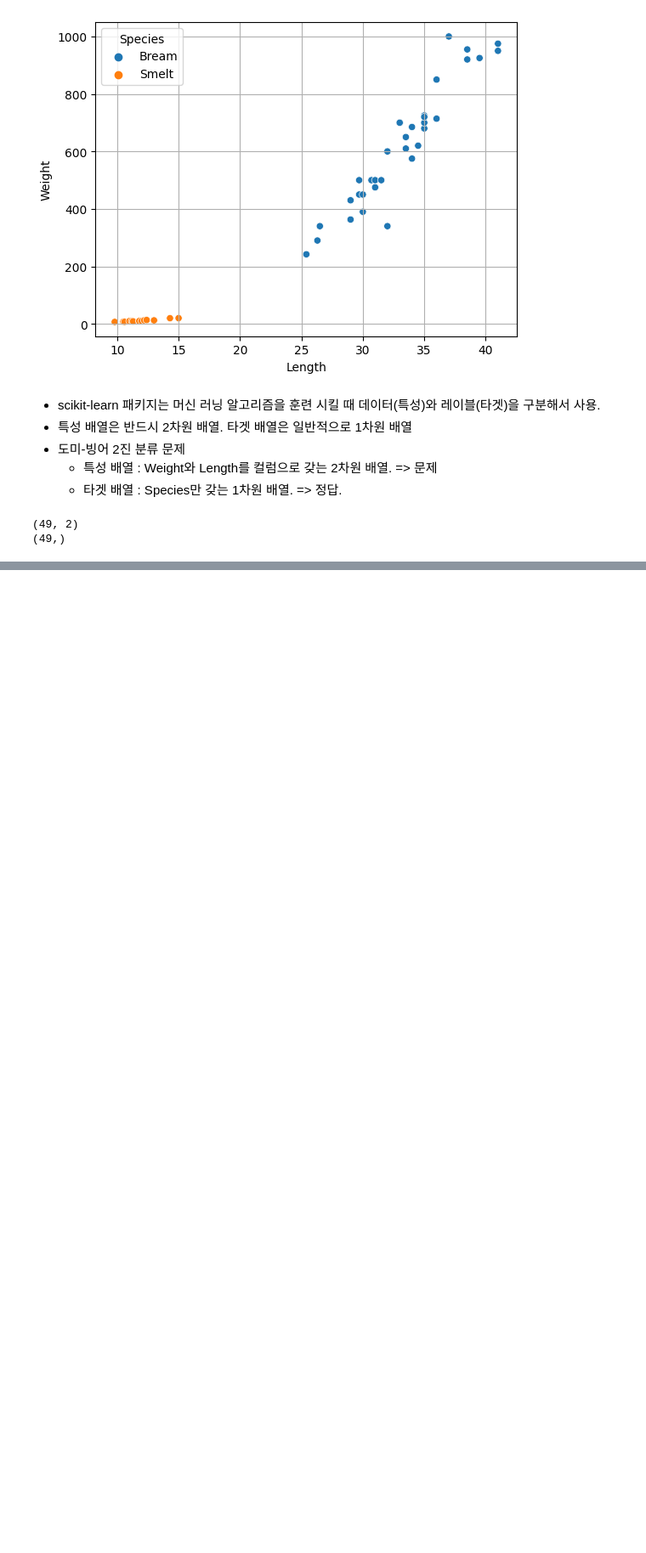
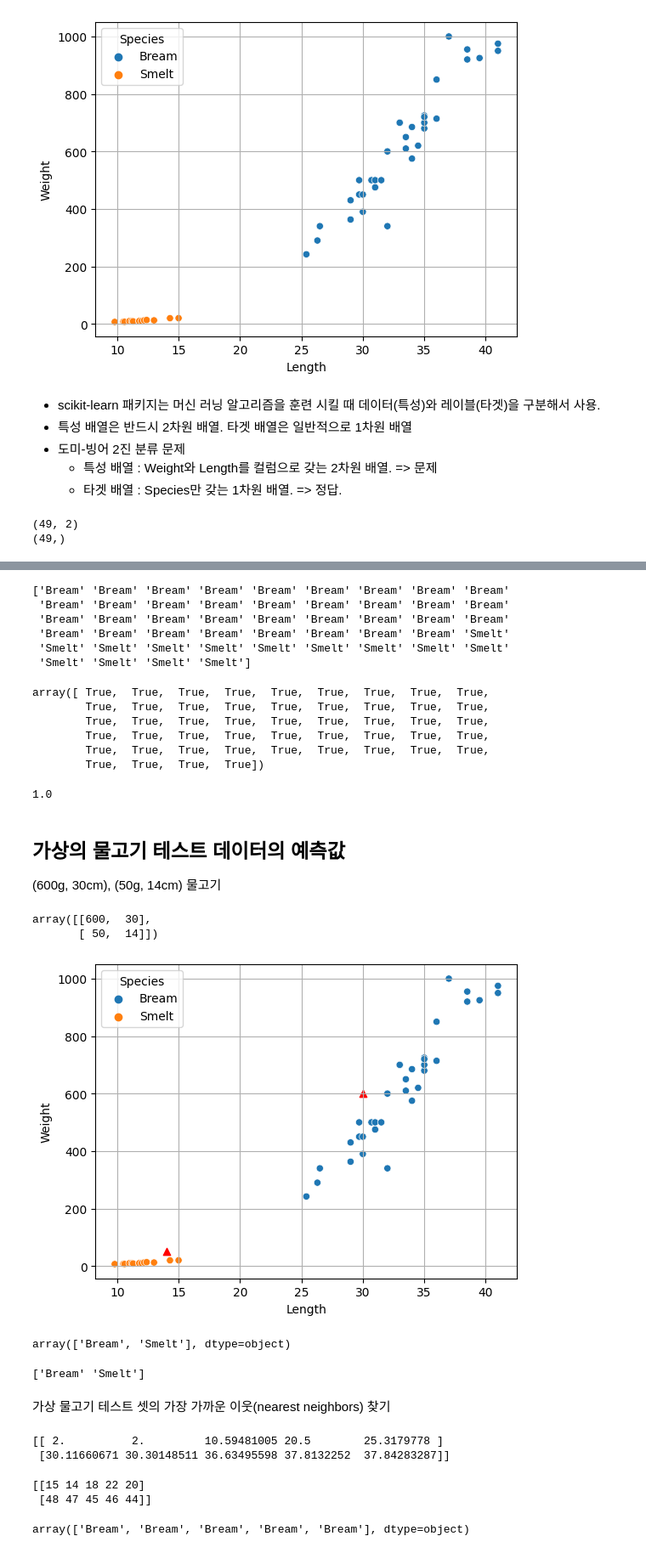
Before and after one commit to kim-dahun/python-study, a Jupyter notebook: ml02_knn.ipynb, the cells around one changed output, grey strips where cells are left out. Shown at 85% size. Cells and saved outputs as stored; diff of their text form; code cells hidden in the pictures; blank space fills up the shorter version.

```diff
--- a/ml02_knn.ipynb
+++ b/ml02_knn.ipynb
@@ -212,0 +280,50 @@ print(y.shape)
+# %%
+print(y) # 실제값
+# %% [output]
+['Bream' 'Bream' 'Bream' 'Bream' 'Bream' 'Bream' 'Bream' 'Bream' 'Bream'
+ 'Bream' 'Bream' 'Bream' 'Bream' 'Bream' 'Bream' 'Bream' 'Bream' 'Bream'
+ 'Bream' 'Bream' 'Bream' 'Bream' 'Bream' 'Bream' 'Bream' 'Bream' 'Bream'
+ 'Bream' 'Bream' 'Bream' 'Bream' 'Bream' 'Bream' 'Bream' 'Bream' 'Smelt'
+ 'Smelt' 'Smelt' 'Smelt' 'Smelt' 'Smelt' 'Smelt' 'Smelt' 'Smelt' 'Smelt'
+ 'Smelt' 'Smelt' 'Smelt' 'Smelt']
+# %%
+y==y_pred # 실젯값(타겟)과 예측값이 같은 지 다른 지 비교
+# %% [output]
+array([ True,  True,  True,  True,  True,  True,  True,  True,  True,
+        True,  True,  True,  True,  True,  True,  True,  True,  True,
+        True,  True,  True,  True,  True,  True,  True,  True,  True,
+        True,  True,  True,  True,  True,  True,  True,  True,  True,
+        True,  True,  True,  True,  True,  True,  True,  True,  True,
+        True,  True,  True,  True])
+# %%
+np.mean(y == y_pred) # python에서는 True를 1로 False 를 0으로 취급. Accuracy(정확도)
+# %% [output]
+1.0
+# %% [markdown]
+## 가상의 물고기 테스트 데이터의 예측값
+
+(600g, 30cm), (50g, 14cm) 물고기
+# %%
+X_test = np.array([[600,30],[50,14]])
+
+X_test
+# %% [output]
+array([[600,  30],
+       [ 50,  14]])
+# %%
+# 훈련셋 시각화
+
+sns.scatterplot(data=df, y='Weight', x='Length', hue='Species')
+
+# 가상 물고기 테스트 셋(X_test) 시각화
+
+plt.scatter(x=X_test[:, 1], y=X_test[:, 0], c='red', marker='^')
+
+plt.grid()
+plt.show()
+# %% [output]
+[figure, added]
+# %%
+knn.predict(X_test)
+# %% [output]
+array(['Bream', 'Smelt'], dtype=object)
@@ -212,0 +332,22 @@ print(y.shape)
+# %%
+print(y_test_pred)
+# %% [output]
+['Bream' 'Smelt']
+# %% [markdown]
+가상 물고기 테스트 셋의 가장 가까운 이웃(nearest neighbors) 찾기
+# %%
+neigh_dist, neigh_ind = knn.kneighbors(X_test) # 테스트 샘플에서 가장 가까운 거리 k개들의 배열
+
+print(neigh_dist)
+# %% [output]
+[[ 2.          2.         10.59481005 20.5        25.3179778 ]
+ [30.11660671 30.30148511 36.63495598 37.8132252  37.84283287]]
+# %%
+print(neigh_ind) # 테스트 샘플에서 가장 가까운 이웃 k(=5)개의 인덱스
+# %% [output]
+[[15 14 18 22 20]
+ [48 47 45 46 44]]
+# %%
+y[neigh_ind[0]] # (600g, 30cm) 기상 물고기에서 가장 가까운 이웃 5개의 레이블
+# %% [output]
+array(['Bream', 'Bream', 'Bream', 'Bream', 'Bream'], dtype=object)
```
Also changed, not shown: parts of 42 cells of this notebook.
